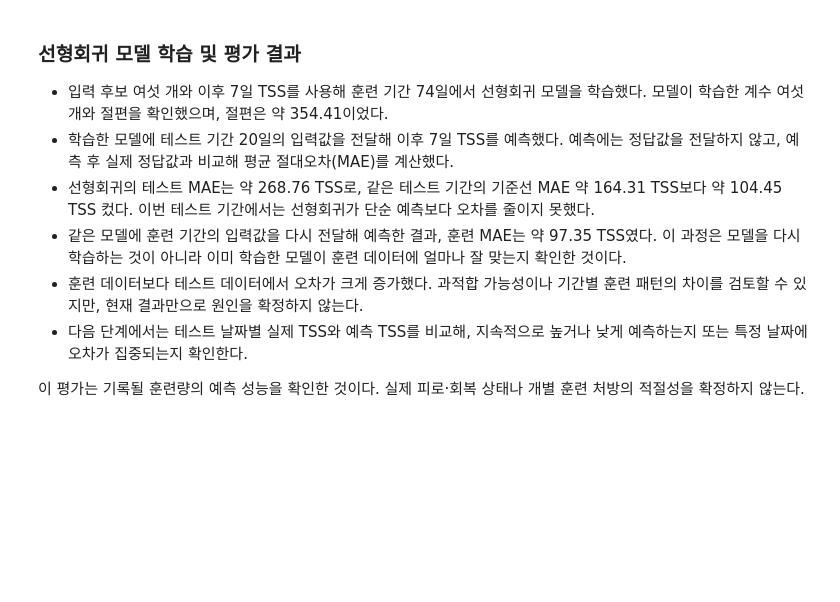
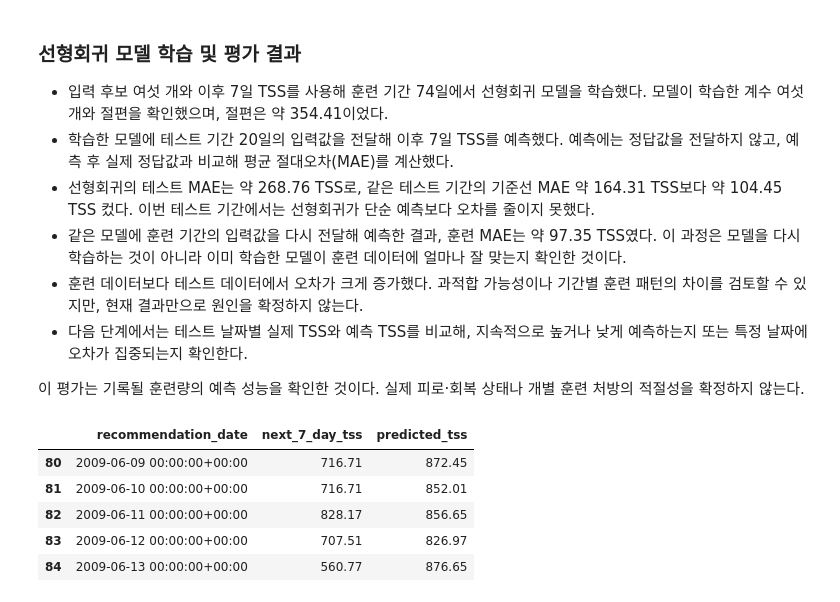
Before and after one commit to jhh0107gsc-hub/cycling, a Jupyter notebook: notebooks/07_training_load_prediction.ipynb, the cells around one changed output. Saved outputs shown, nothing was run; the diff lists cells and outputs as text; code cells hidden in the pictures; blank space fills up the shorter version.

```diff
--- a/notebooks/07_training_load_prediction.ipynb
+++ b/notebooks/07_training_load_prediction.ipynb
@@ -263,3 +263,24 @@ print("선형회귀 테스트 MAE:", test_mae)
 - 다음 단계에서는 테스트 날짜별 실제 TSS와 예측 TSS를 비교해, 지속적으로 높거나 낮게 예측하는지 또는 특정 날짜에 오차가 집중되는지 확인한다.
 
 이 평가는 기록될 훈련량의 예측 성능을 확인한 것이다. 실제 피로·회복 상태나 개별 훈련 처방의 적절성을 확정하지 않는다.
+# %%
+test_result_df = test_df[
+    ["recommendation_date", target_column]
+].copy()
+
+test_result_df["predicted_tss"] = test_predictions
+
+# 정답값인 이후 7일 TSS와 예측값을 비교
+test_result_df.head().round(
+    {
+        "next_7_day_tss": 2,
+        "predicted_tss": 2,
+    }
+)
+# %% [output]
+|  | recommendation_date | next_7_day_tss | predicted_tss |
+| 80 | 2009-06-09 00:00:00+00:00 | 716.71 | 872.45 |
+| 81 | 2009-06-10 00:00:00+00:00 | 716.71 | 852.01 |
+| 82 | 2009-06-11 00:00:00+00:00 | 828.17 | 856.65 |
+| 83 | 2009-06-12 00:00:00+00:00 | 707.51 | 826.97 |
+| 84 | 2009-06-13 00:00:00+00:00 | 560.77 | 876.65 |
```
Also changed, not shown: parts of 5 cells of this notebook.
